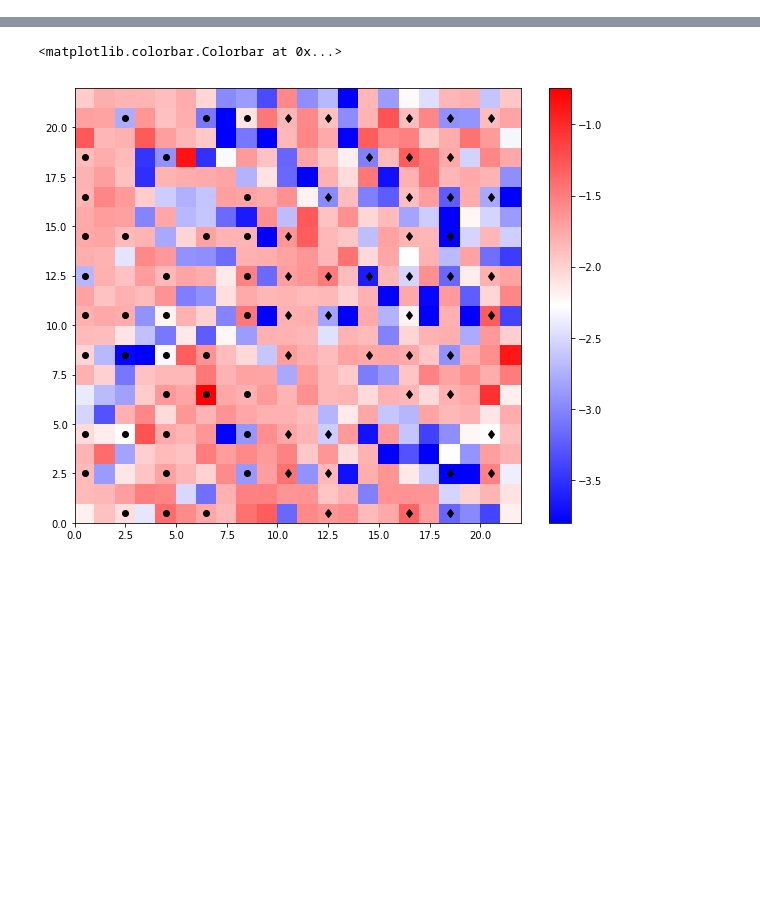
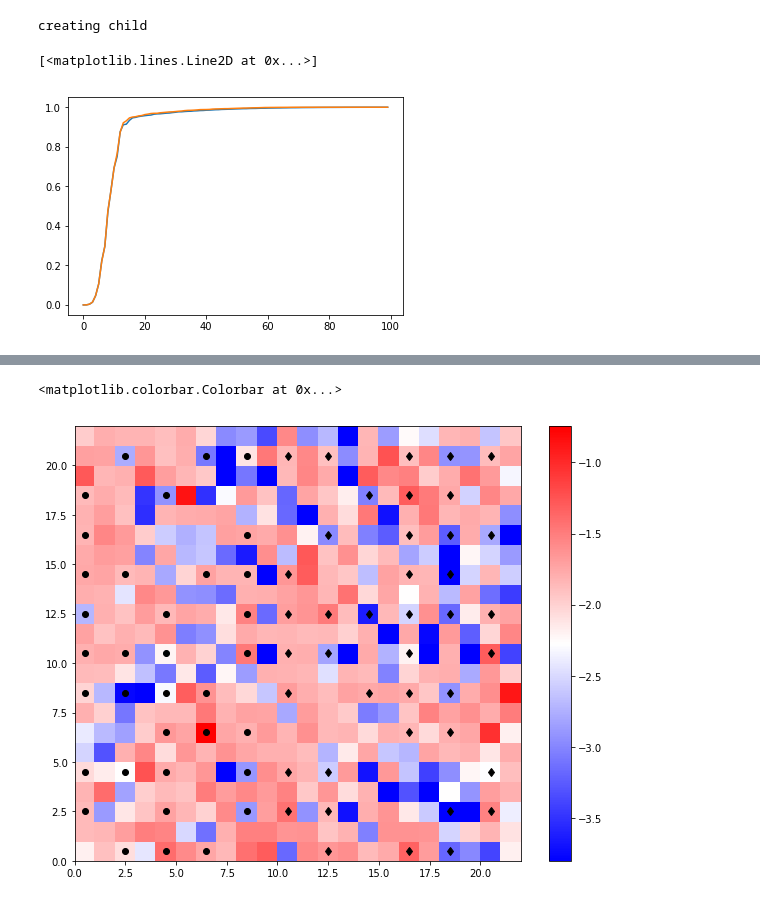
Before and after one commit to scottcantreid/PINT, a Jupyter notebook: Error Operator Algebra.ipynb, the cells around one changed output, grey strips where cells are left out. Saved outputs shown, nothing was run; the diff lists cells and outputs as text; code cells hidden in the pictures; blank space fills up the shorter version.

```diff
--- a/Error Operator Algebra.ipynb
+++ b/Error Operator Algebra.ipynb
@@ -39,3 +38,20 @@ def get_TPM(p):
         print('TPM not found')
 # %%
 %autoreload
+# %%
+n = 1
+tc = tuning_curves(get_curve(n), Tarr, 0.1, iin, order = 0, mode = 'cross-validate')
+# %% [output]
+creating child
+# %%
+A = get_curve(1)
+# %%
+Ap = A[:,~tc.bad_neurons, :]
+# %%
+tcp = tuning_curves(Ap, Tarr, 0.1, iin, order = 0, mode = 'cross-validate')
+# %%
+plt.plot(tc.train_eigenerrors)
+plt.plot(tcp.train_eigenerrors)
+# %% [output]
+[<matplotlib.lines.Line2D at 0x...>]
+[figure, added]
```
Also changed, not shown: parts of 61 cells of this notebook, 1 other file.
